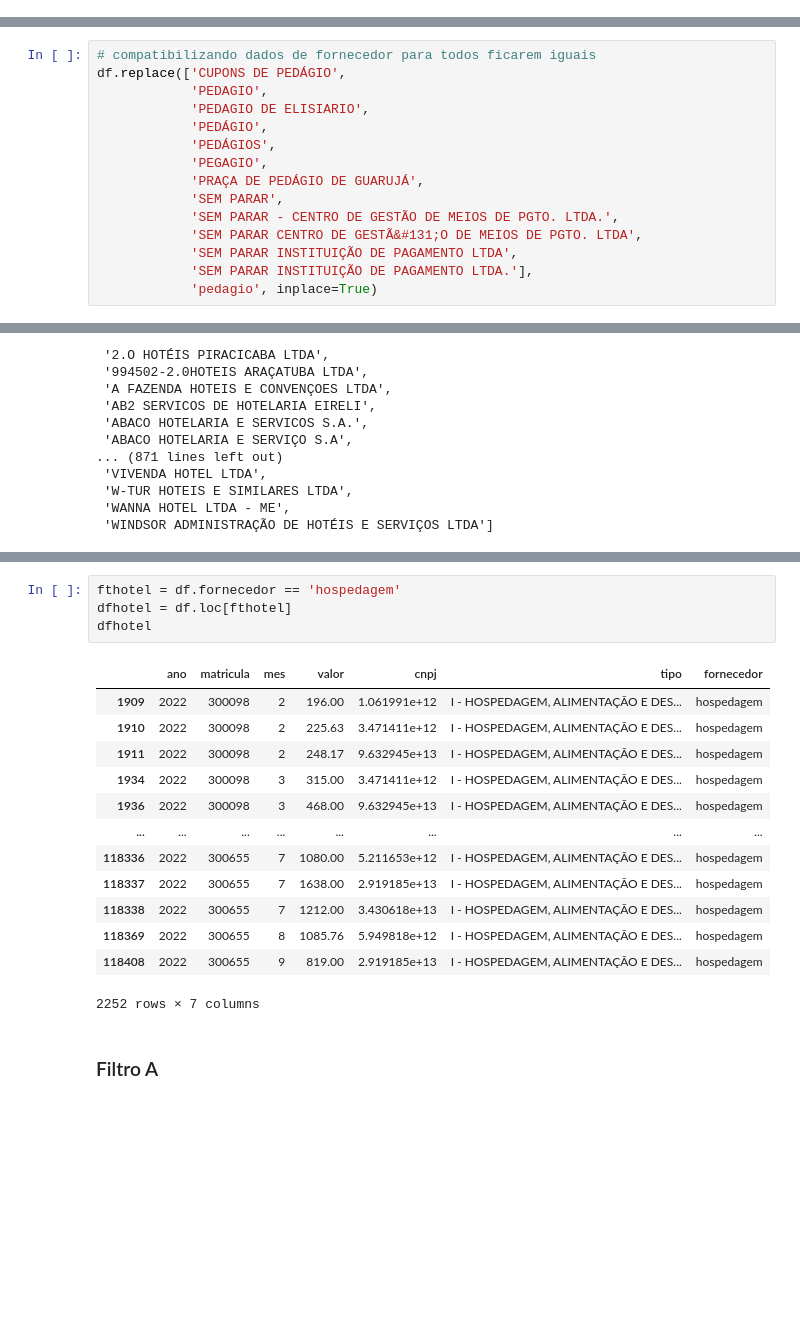
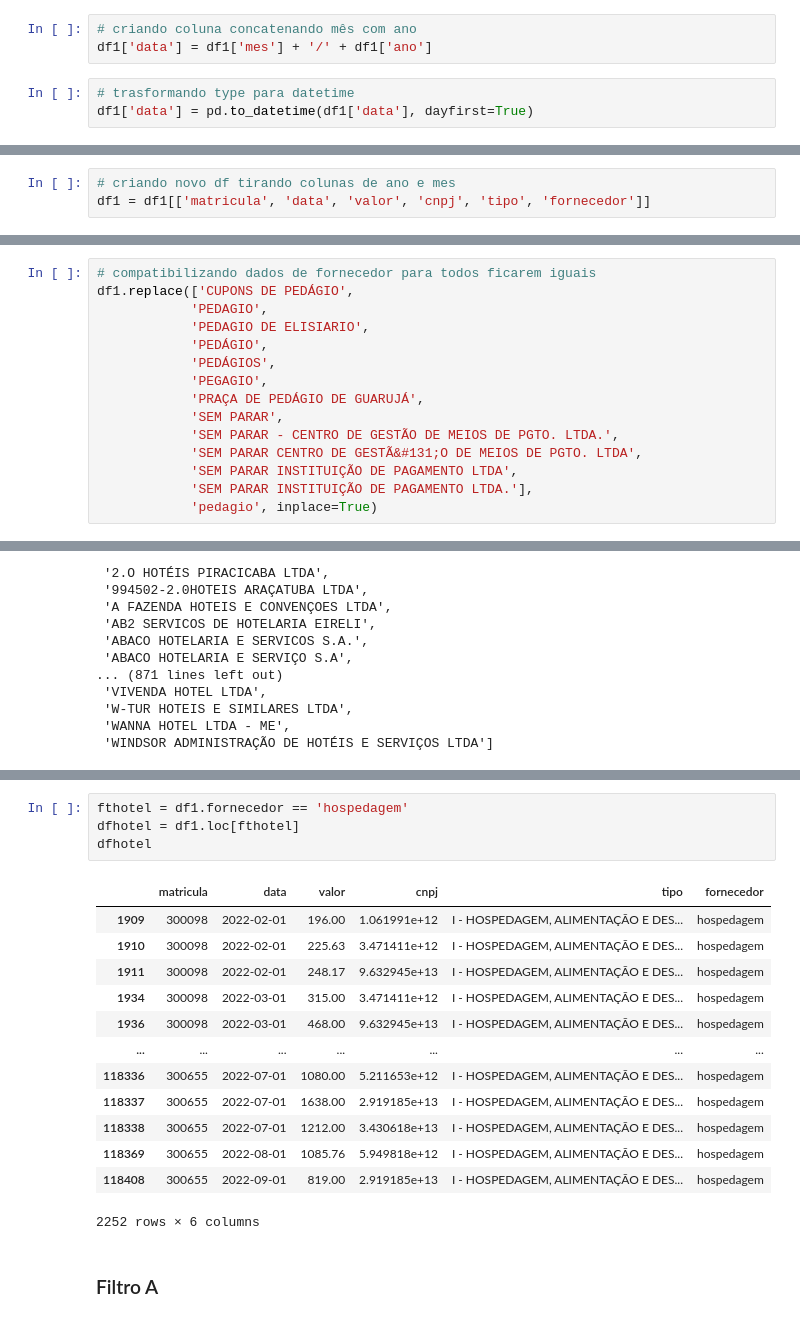
Before and after one commit to giobritos/soul_code_python, a Jupyter notebook: ED7-PandasAlesp.ipynb, the cells around one changed output, grey strips where cells are left out. Saved outputs shown, nothing was run; the diff lists cells and outputs as text; blank space fills up the shorter version.

```diff
--- a/ED7-PandasAlesp.ipynb
+++ b/ED7-PandasAlesp.ipynb
@@ -160,0 +277,6 @@ dtype: object
+# %%
+# criando coluna concatenando mês com ano
+df1['data'] = df1['mes'] + '/' + df1['ano']
+# %%
+# trasformando type para datetime
+df1['data'] = pd.to_datetime(df1['data'], dayfirst=True)
@@ -160,0 +295,3 @@ dtype: object
+# %%
+# criando novo df tirando colunas de ano e mes
+df1 = df1[['matricula', 'data', 'valor', 'cnpj', 'tipo', 'fornecedor']]
@@ -349,7 +858,7 @@ sorted(pd.unique(dfpedagio['fornecedor']))
  'SEM PARAR INSTITUIÇÃO DE PAGAMENTO LTDA.']
 # %%
 # compatibilizando dados de fornecedor para todos ficarem iguais
-df.replace(['CUPONS DE PEDÁGIO',
+df1.replace(['CUPONS DE PEDÁGIO',
             'PEDAGIO',
             'PEDAGIO DE ELISIARIO',
             'PEDÁGIO',
@@ -1341,21 +1850,21 @@ df.replace(['2.0 HOTEIS BAURU',
 # %%
-fthotel = df.fornecedor == 'hospedagem'
-dfhotel = df.loc[fthotel]
+fthotel = df1.fornecedor == 'hospedagem'
+dfhotel = df1.loc[fthotel]
 dfhotel
 # %% [output]
-|  | ano | matricula | mes | valor | cnpj | tipo | fornecedor |
-| 1909 | 2022 | 300098 | 2 | 196.00 | 1.061991e+12 | I - HOSPEDAGEM, ALIMENTAÇÃO E DES... | hospedagem |
-| 1910 | 2022 | 300098 | 2 | 225.63 | 3.471411e+12 | I - HOSPEDAGEM, ALIMENTAÇÃO E DES... | hospedagem |
-| 1911 | 2022 | 300098 | 2 | 248.17 | 9.632945e+13 | I - HOSPEDAGEM, ALIMENTAÇÃO E DES... | hospedagem |
-| 1934 | 2022 | 300098 | 3 | 315.00 | 3.471411e+12 | I - HOSPEDAGEM, ALIMENTAÇÃO E DES... | hospedagem |
-| 1936 | 2022 | 300098 | 3 | 468.00 | 9.632945e+13 | I - HOSPEDAGEM, ALIMENTAÇÃO E DES... | hospedagem |
-| ... | ... | ... | ... | ... | ... | ... | ... |
-| 118336 | 2022 | 300655 | 7 | 1080.00 | 5.211653e+12 | I - HOSPEDAGEM, ALIMENTAÇÃO E DES... | hospedagem |
-| 118337 | 2022 | 300655 | 7 | 1638.00 | 2.919185e+13 | I - HOSPEDAGEM, ALIMENTAÇÃO E DES... | hospedagem |
-| 118338 | 2022 | 300655 | 7 | 1212.00 | 3.430618e+13 | I - HOSPEDAGEM, ALIMENTAÇÃO E DES... | hospedagem |
-| 118369 | 2022 | 300655 | 8 | 1085.76 | 5.949818e+12 | I - HOSPEDAGEM, ALIMENTAÇÃO E DES... | hospedagem |
-| 118408 | 2022 | 300655 | 9 | 819.00 | 2.919185e+13 | I - HOSPEDAGEM, ALIMENTAÇÃO E DES... | hospedagem |
+|  | matricula | data | valor | cnpj | tipo | fornecedor |
+| 1909 | 300098 | 2022-02-01 | 196.00 | 1.061991e+12 | I - HOSPEDAGEM, ALIMENTAÇÃO E DES... | hospedagem |
+| 1910 | 300098 | 2022-02-01 | 225.63 | 3.471411e+12 | I - HOSPEDAGEM, ALIMENTAÇÃO E DES... | hospedagem |
+| 1911 | 300098 | 2022-02-01 | 248.17 | 9.632945e+13 | I - HOSPEDAGEM, ALIMENTAÇÃO E DES... | hospedagem |
+| 1934 | 300098 | 2022-03-01 | 315.00 | 3.471411e+12 | I - HOSPEDAGEM, ALIMENTAÇÃO E DES... | hospedagem |
+| 1936 | 300098 | 2022-03-01 | 468.00 | 9.632945e+13 | I - HOSPEDAGEM, ALIMENTAÇÃO E DES... | hospedagem |
+| ... | ... | ... | ... | ... | ... | ... |
+| 118336 | 300655 | 2022-07-01 | 1080.00 | 5.211653e+12 | I - HOSPEDAGEM, ALIMENTAÇÃO E DES... | hospedagem |
+| 118337 | 300655 | 2022-07-01 | 1638.00 | 2.919185e+13 | I - HOSPEDAGEM, ALIMENTAÇÃO E DES... | hospedagem |
+| 118338 | 300655 | 2022-07-01 | 1212.00 | 3.430618e+13 | I - HOSPEDAGEM, ALIMENTAÇÃO E DES... | hospedagem |
+| 118369 | 300655 | 2022-08-01 | 1085.76 | 5.949818e+12 | I - HOSPEDAGEM, ALIMENTAÇÃO E DES... | hospedagem |
+| 118408 | 300655 | 2022-09-01 | 819.00 | 2.919185e+13 | I - HOSPEDAGEM, ALIMENTAÇÃO E DES... | hospedagem |
-2252 rows × 7 columns
+2252 rows × 6 columns
 # %% [markdown]
 ### Filtro A
 # %%
```
Also changed, not shown: parts of 95 cells of this notebook.
